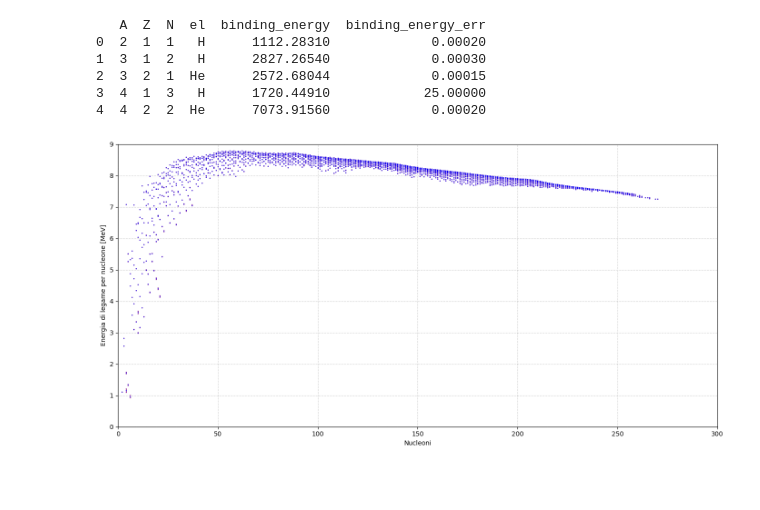
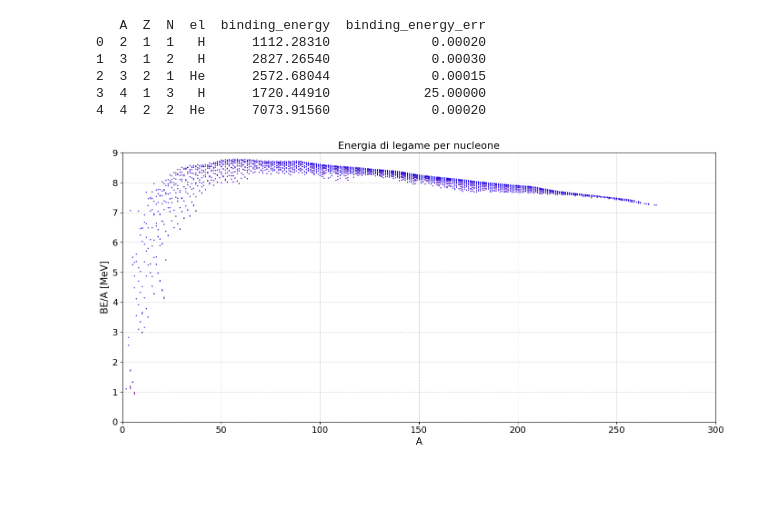
Before and after one commit to Lvetto/masse_nucleari, a Jupyter notebook: Esperienza_5.ipynb, the cells around one changed output. Saved outputs shown, nothing was run; the diff lists cells and outputs as text; code cells hidden in the pictures.

```diff
--- a/Esperienza_5.ipynb
+++ b/Esperienza_5.ipynb
@@ -30,21 +30,25 @@ print(data.head())
 # %%
 # Grafichiamo i dati per controllare sia tutto apposto:
 
 plt.figure(figsize = (14,7))
 plt.errorbar(data["A"], data["binding_energy"]*1e-3, yerr = data["binding_energy_err"]*1e-3,
              fmt = ".", ms=1, color="b", elinewidth=1, ecolor = "purple", capsize = 1)
 #plt.title("Energia di legame per nucleone")
-plt.xlabel("Nucleoni")
-plt.ylabel("Energia di legame per nucleone [MeV]")
+plt.xlabel("A", fontsize=15)
+plt.ylabel("BE/A [MeV]", fontsize=15)
+plt.xticks(fontsize=14)
+plt.yticks(fontsize=14)
 plt.xlim(0,300)
 plt.ylim(0,9)
+plt.title("Energia di legame per nucleone", fontsize=16)
 plt.grid(linestyle = ":")
 plt.tight_layout()
+plt.savefig("Immages/BE_per_nucleon.png", dpi=300)
 plt.show()
 # Chiaramente per ciascun A ci sono varie possibili combinazioni di protoni e nucleoni, e quindi vari punti in generale.
 # Qui sono graficate anche le barre di errore, ma sono incredibilmente piccole.
 # %% [output]
-[figure, old version]
+[figure, new version]
 # %% [markdown]
 #
 # %% [markdown]
```
Also changed, not shown: parts of 9 cells of this notebook, 2 other files.
